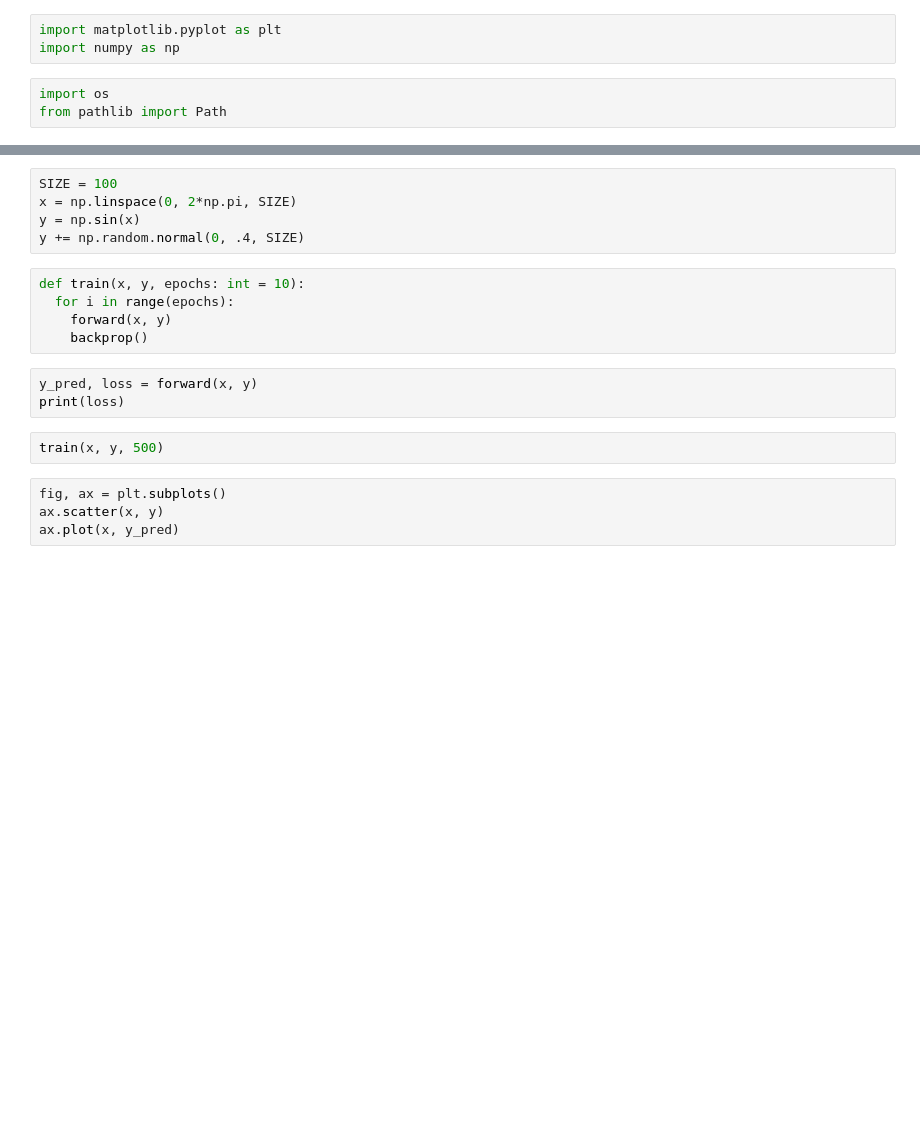
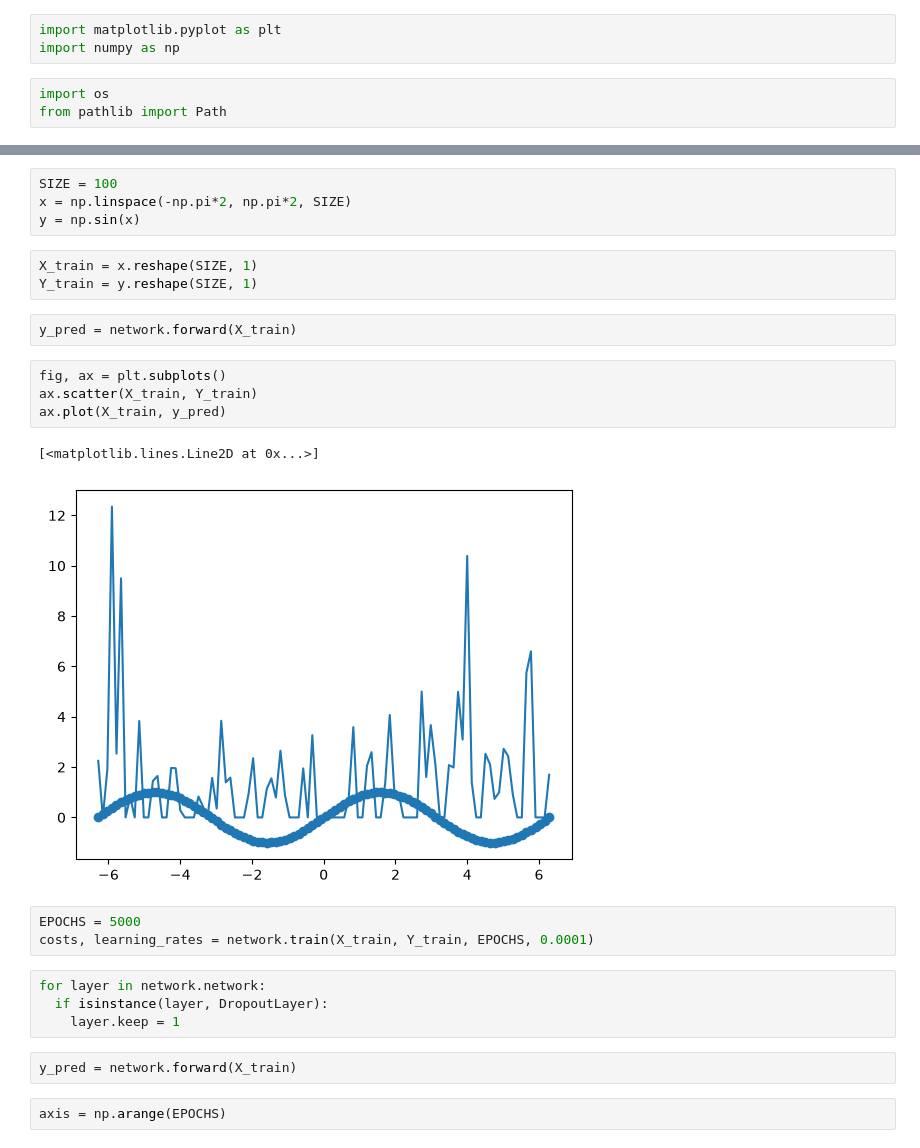
Before and after one commit to cold-muffin/mytorch, a Jupyter notebook: notebooks/network.ipynb, the cells around one changed output, grey strips where cells are left out. Cells and saved outputs as stored; diff of their text form; blank space fills up the shorter version.

```diff
--- a/notebooks/network.ipynb
+++ b/notebooks/network.ipynb
@@ -47,19 +19,27 @@ def backprop():
 # %%
 SIZE = 100
-x = np.linspace(0, 2*np.pi, SIZE)
+x = np.linspace(-np.pi*2, np.pi*2, SIZE)
 y = np.sin(x)
-y += np.random.normal(0, .4, SIZE)
-# %%
-def train(x, y, epochs: int = 10):
-  for i in range(epochs):
-    forward(x, y)
-    backprop()
-# %%
-y_pred, loss = forward(x, y)
-print(loss)
-# %%
-train(x, y, 500)
+# %%
+X_train = x.reshape(SIZE, 1)
+Y_train = y.reshape(SIZE, 1)
+# %%
+y_pred = network.forward(X_train)
 # %%
 fig, ax = plt.subplots()
-ax.scatter(x, y)
-ax.plot(x, y_pred)
+ax.scatter(X_train, Y_train)
+ax.plot(X_train, y_pred)
+# %% [output]
+[<matplotlib.lines.Line2D at 0x...>]
+[figure, added]
+# %%
+EPOCHS = 5000
+costs, learning_rates = network.train(X_train, Y_train, EPOCHS, 0.0001)
+# %%
+for layer in network.network:
+  if isinstance(layer, DropoutLayer):
+    layer.keep = 1
+# %%
+y_pred = network.forward(X_train)
+# %%
+axis = np.arange(EPOCHS)
```
Also changed, not shown: parts of 7 cells of this notebook, 4 other files.
